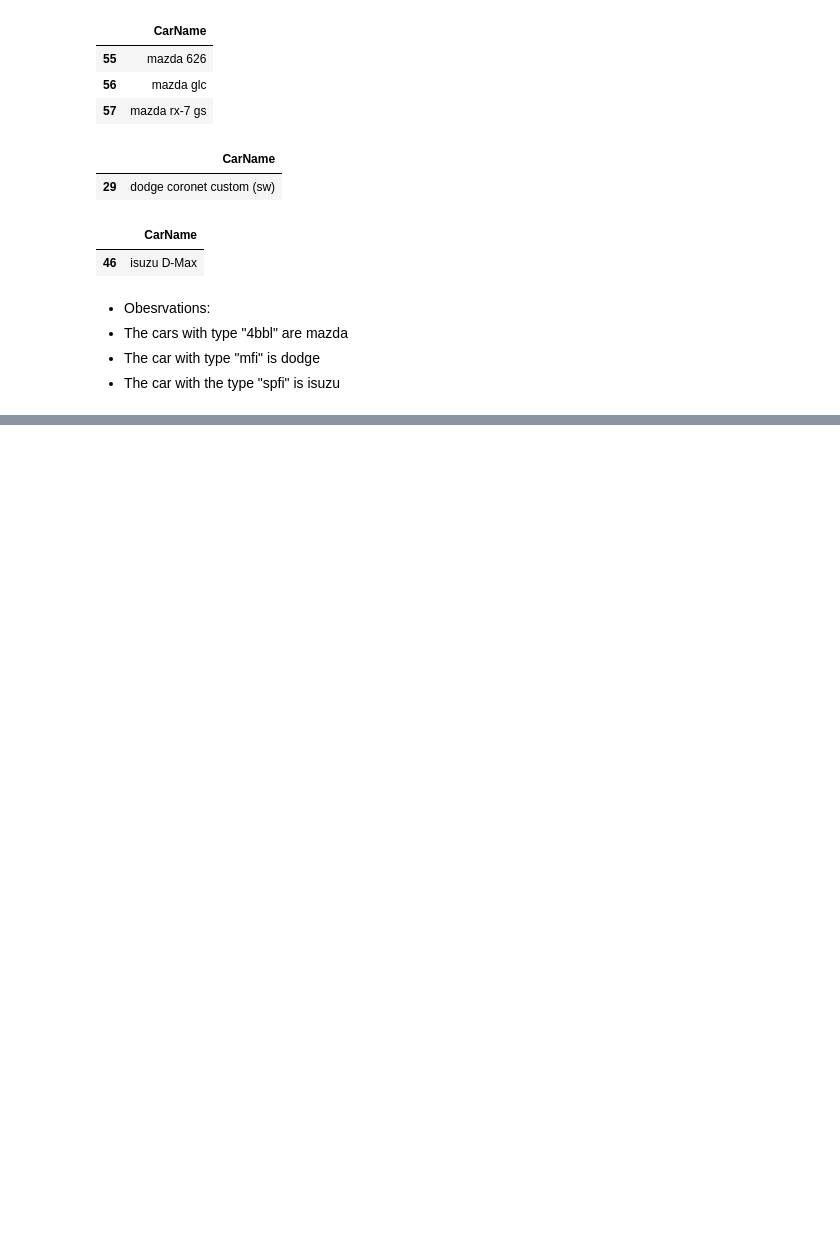
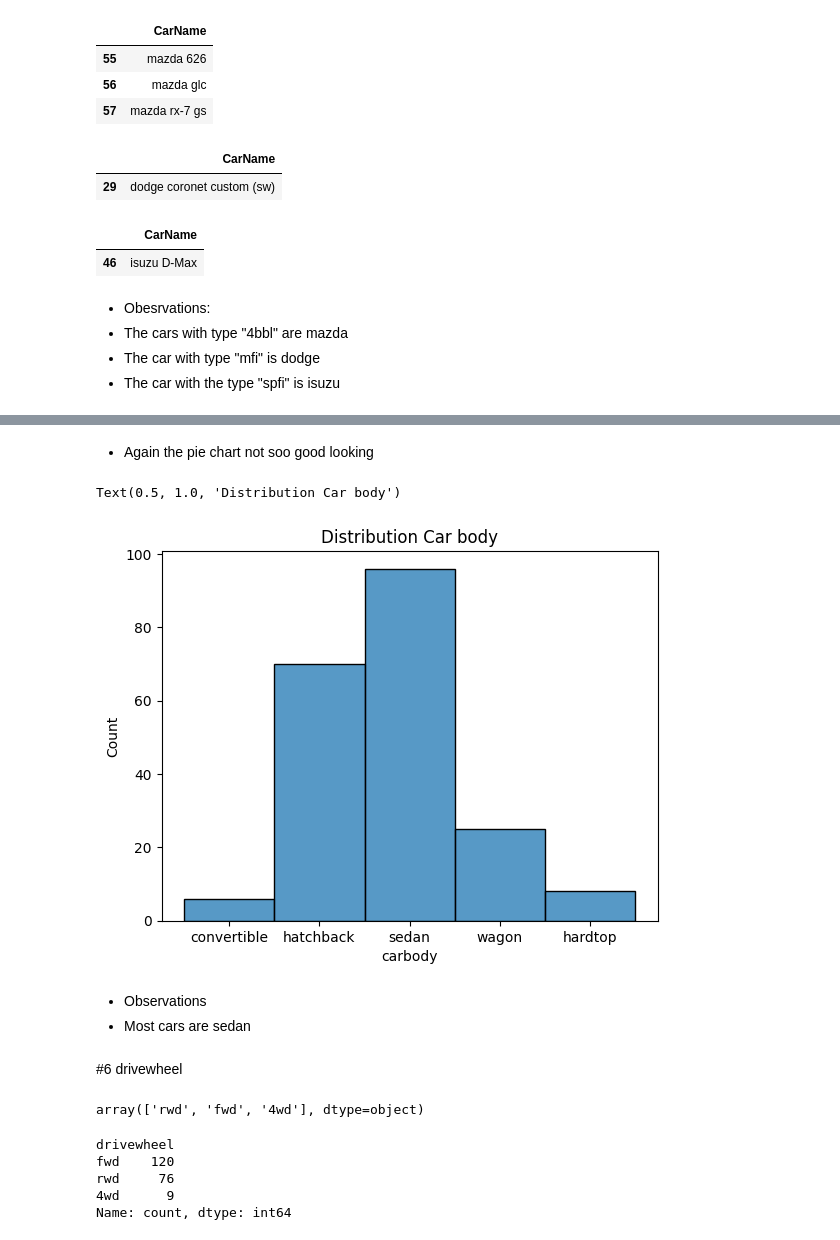
Before and after one commit to osayed159/DS_showcase, a Jupyter notebook: Car_Prices/notebooks/eda_car_price.ipynb, the cells around one changed output, grey strips where cells are left out. Drawn from its saved outputs; the diff is of its cells as text; code cells hidden in the pictures; blank space fills up the shorter version.

```diff
--- a/Car_Prices/notebooks/eda_car_price.ipynb
+++ b/Car_Prices/notebooks/eda_car_price.ipynb
@@ -139,0 +223,26 @@ df[df['fuelsystem'] == 'spfi'][['CarName']]
+# %% [markdown]
+- Again the pie chart not soo good looking
+# %%
+sns.histplot(data=df['carbody'])
+plt.title('Distribution Car body')
+# %% [output]
+Text(0.5, 1.0, 'Distribution Car body')
+[figure, added]
+# %% [markdown]
+- Observations
+- Most cars are sedan
+# %% [markdown]
+#6 drivewheel
+# %%
+df['drivewheel'].unique()
+# %% [output]
+array(['rwd', 'fwd', '4wd'], dtype=object)
+# %%
+drivewheelcounts=df['drivewheel'].value_counts()
+drivewheelcounts
+# %% [output]
+drivewheel
+fwd    120
+rwd     76
+4wd      9
+Name: count, dtype: int64
```
Also changed, not shown: parts of 20 cells of this notebook.
